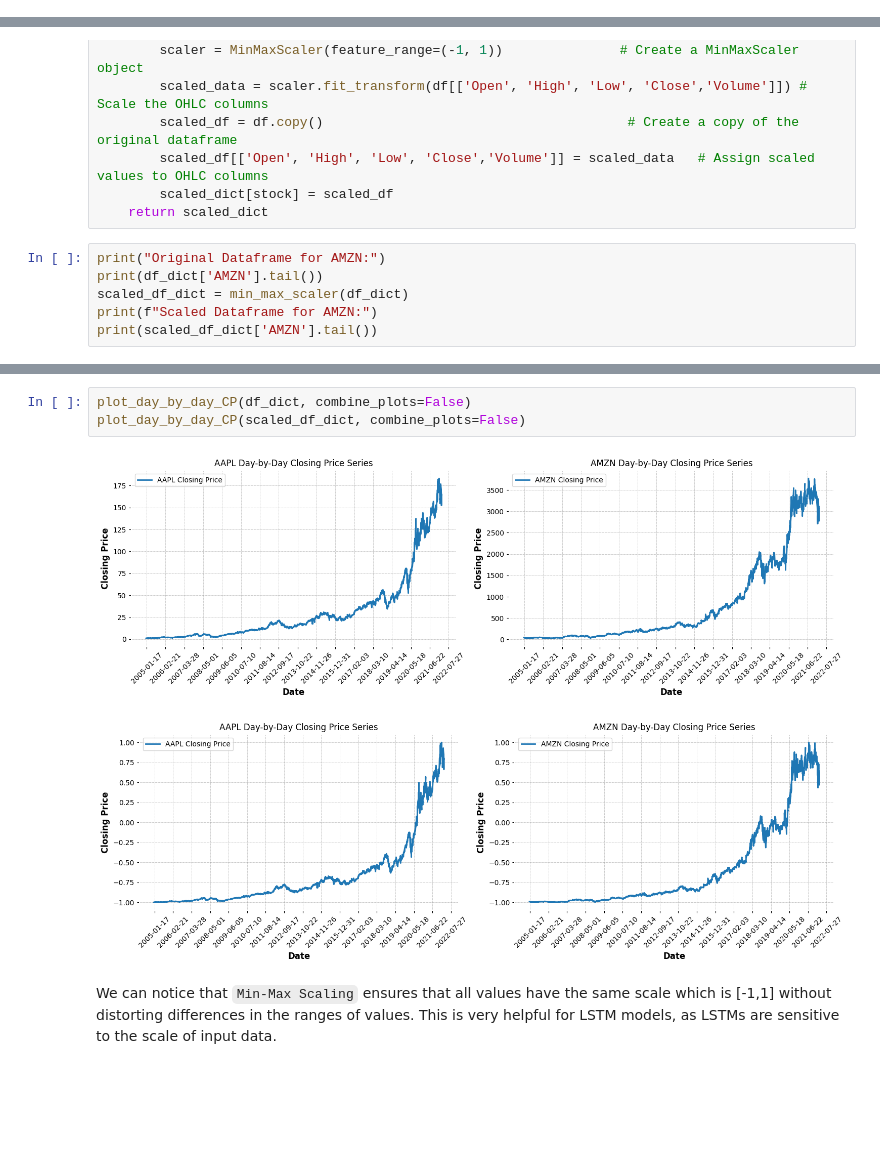
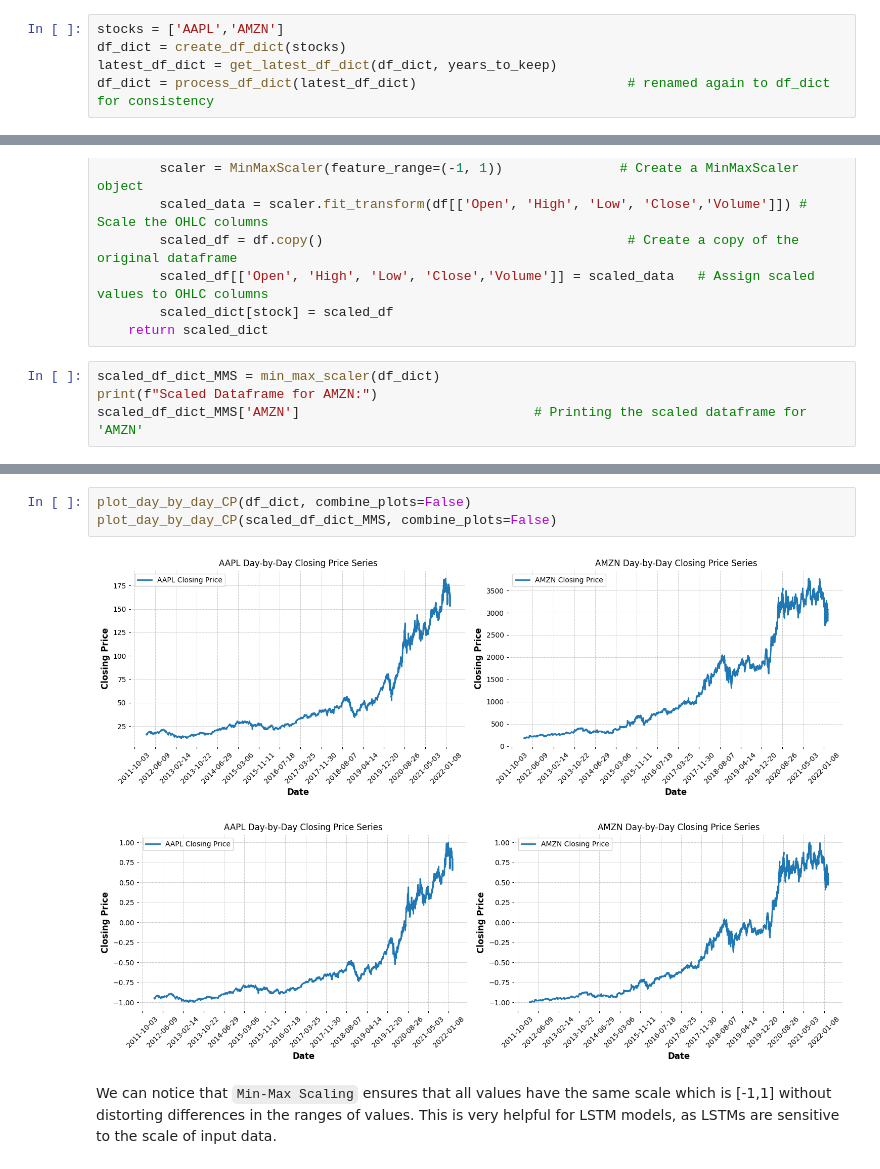
Before and after one commit to munish30monga/lstm_based_stock_trading_system, a Jupyter notebook: 22m2153.ipynb, the cells around one changed output, grey strips where cells are left out. Cells and saved outputs as stored; diff of their text form; blank space fills up the shorter version.

```diff
--- a/22m2153.ipynb
+++ b/22m2153.ipynb
@@ -503,0 +566,5 @@ plot_candlesticks(df_dict, start_date = '2020-01-01', end_date = '2020-03-01', f
+# %%
+stocks = ['AAPL','AMZN']
+df_dict = create_df_dict(stocks)
+latest_df_dict = get_latest_df_dict(df_dict, years_to_keep)
+df_dict = process_df_dict(latest_df_dict)                           # renamed again to df_dict for consistency
@@ -524,9 +711,7 @@ def min_max_scaler(df_dict):
         scaled_dict[stock] = scaled_df
     return scaled_dict
 # %%
-print("Original Dataframe for AMZN:")
-print(df_dict['AMZN'].tail())
-scaled_df_dict = min_max_scaler(df_dict)
+scaled_df_dict_MMS = min_max_scaler(df_dict)
 print(f"Scaled Dataframe for AMZN:")
-print(scaled_df_dict['AMZN'].tail())
+scaled_df_dict_MMS['AMZN']                              # Printing the scaled dataframe for 'AMZN'
 # %% [output]
@@ -550,9 +732,9 @@ Original Dataframe for AMZN:
 # %%
 plot_day_by_day_CP(df_dict, combine_plots=False)
-plot_day_by_day_CP(scaled_df_dict, combine_plots=False)
+plot_day_by_day_CP(scaled_df_dict_MMS, combine_plots=False)
 # %% [output]
-[figure, old version]
+[figure, new version]
-[figure, old version]
+[figure, new version]
 # %% [markdown]
 We can notice that `Min-Max Scaling` ensures that all values have the same scale which is [-1,1] without distorting differences in the ranges of values. This is very helpful for LSTM models, as LSTMs are sensitive to the scale of input data.
 # %% [markdown]
```
Also changed, not shown: parts of 119 cells of this notebook, 3 other files.
